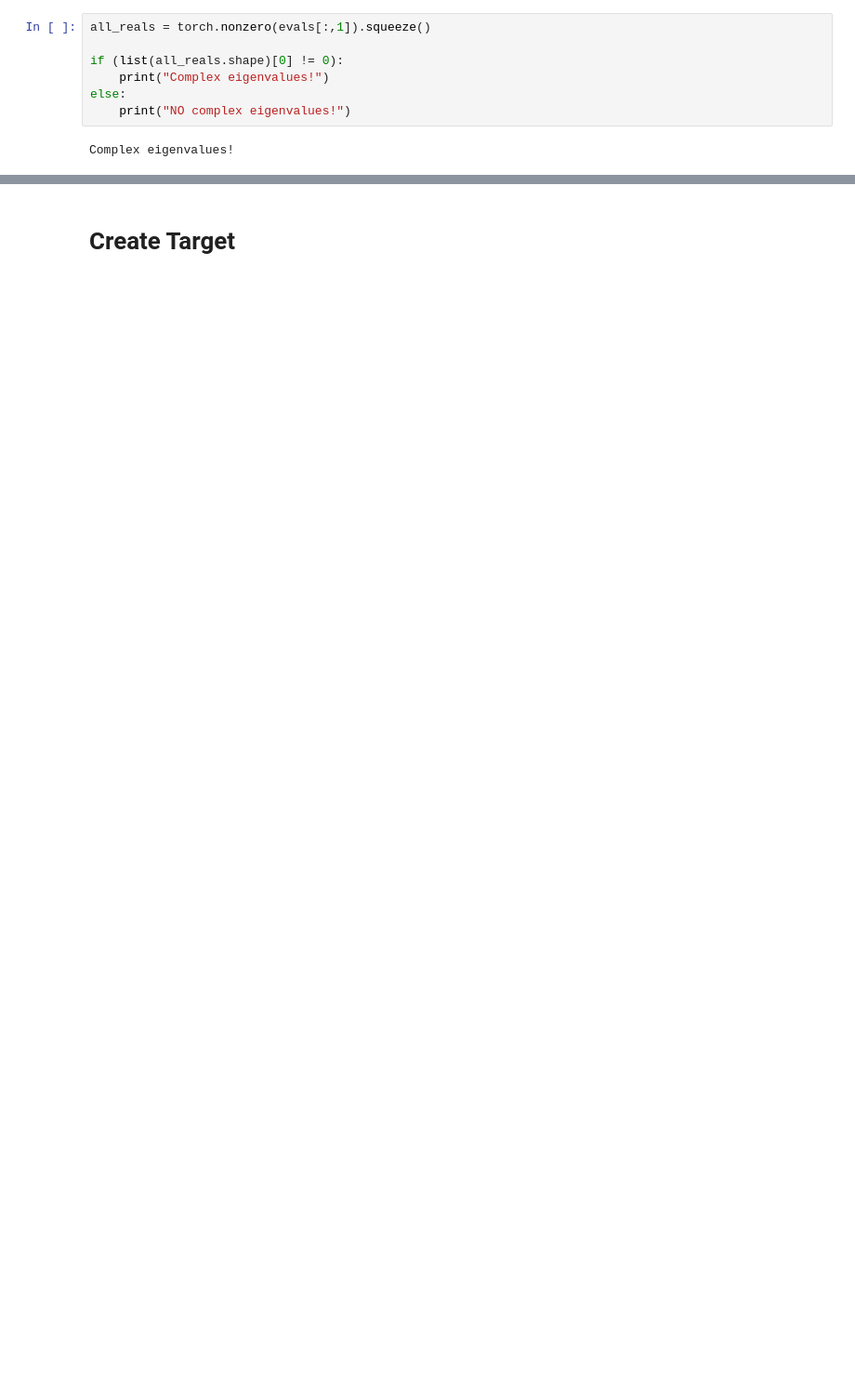
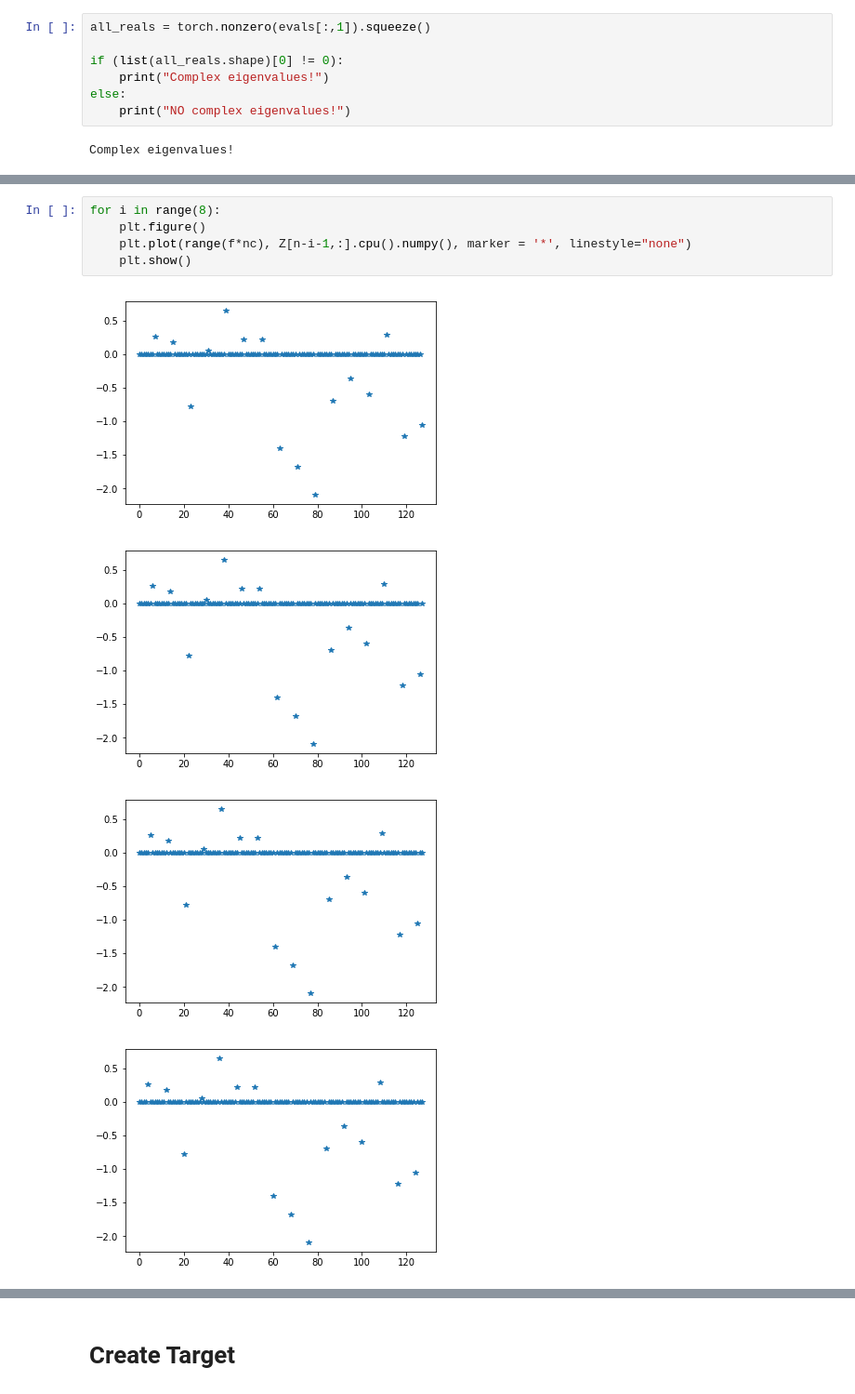
Before and after one commit to Sriram-Ravula/Sine_DIP, a Jupyter notebook: LinReg_TransposedConv.ipynb, the cells around one changed output, grey strips where cells are left out. Shown at 93% size. Drawn from its saved outputs; the diff is of its cells as text; blank space fills up the shorter version.

```diff
--- a/LinReg_TransposedConv.ipynb
+++ b/LinReg_TransposedConv.ipynb
@@ -269,0 +354,10 @@ for i in range (10):
+# %%
+for i in range(8):
+    plt.figure()
+    plt.plot(range(f*nc), Z[n-i-1,:].cpu().numpy(), marker = '*', linestyle="none")
+    plt.show()
+# %% [output]
+[figure, added]
+[figure, added]
+[figure, added]
+[figure, added]
```
Also changed, not shown: parts of 28 cells of this notebook.
